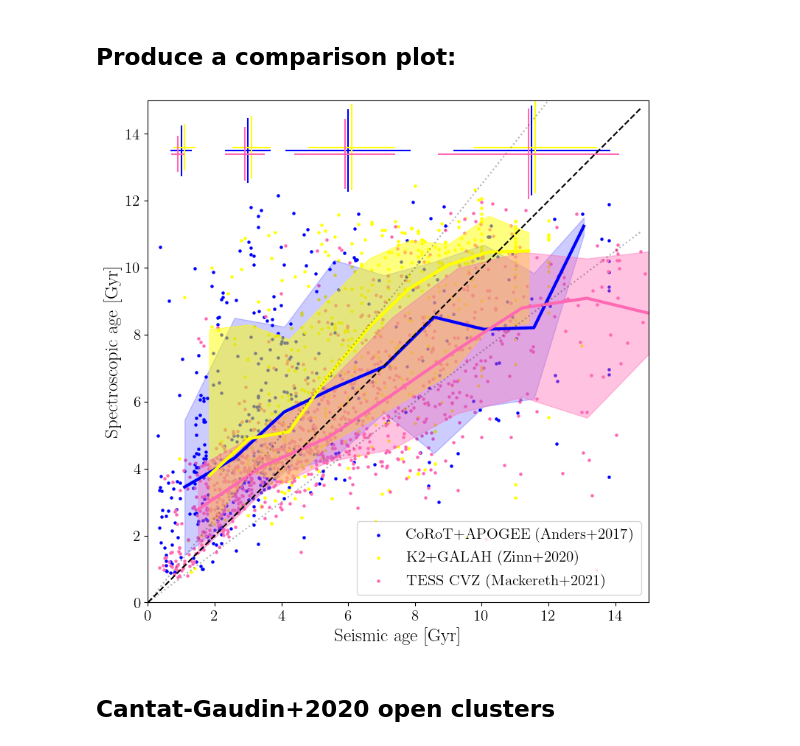
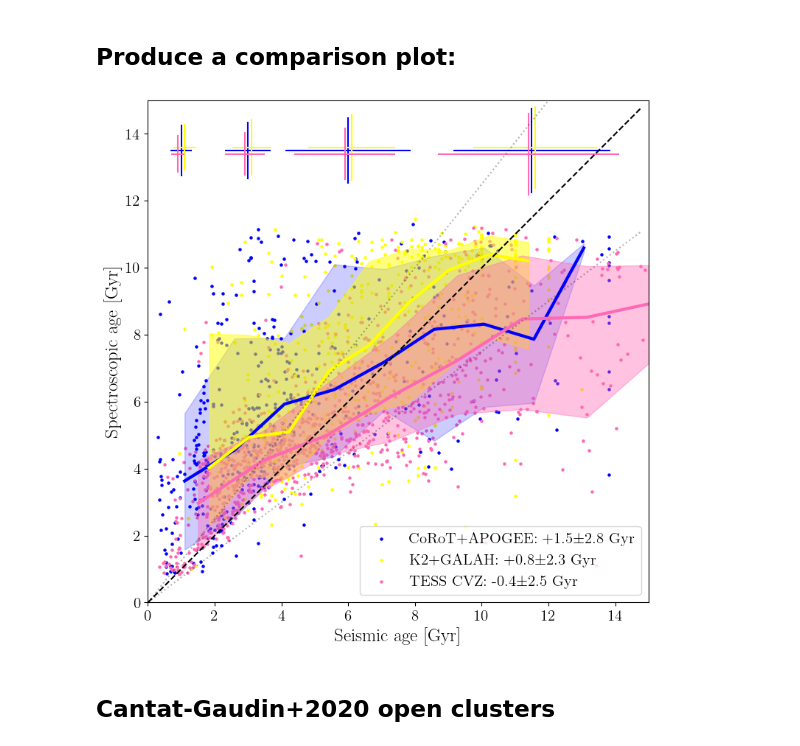
Before and after one commit to fjaellet/xgboost_chem_ages, a Jupyter notebook: py/test_age_catalogues.ipynb, the cells around one changed output. Cells and saved outputs as stored; diff of their text form; code cells hidden in the pictures.

```diff
--- a/py/test_age_catalogues.ipynb
+++ b/py/test_age_catalogues.ipynb
@@ -45,14 +45,15 @@ mpl.rc('text', usetex=True)
 ### Decide whether to produce comparison plots wrt to calibrated or uncalibrated ages:
 # %%
 calib        = False
-suffix       = "_230414"
+suffix       = "_230711"
 
 if calib:
     agecol = "spec_age"+suffix+"_calib"
 else:
     agecol = "spec_age"+suffix
 
-uncertcol  = "spec_age"+suffix+"_uncert"
+uncertcolu = "spec_age"+suffix+"_sigu"
+uncertcoll = "spec_age"+suffix+"_sigl"
 # %% [markdown]
 ## Read asteroseismic age data tables
 # %% [markdown]
@@ -84,6 +85,6 @@ We also have the K2 + GALAH data from [Zinn+2020](https://ui.adsabs.harvard.edu/
 # %%
-zinn2020 = Table.read("../data/k2_galah_zinn2020.fits")
-zinn2020
+zinn2022 = Table.read("../data/k2_galah_zinn2022.fits")
+zinn2022
 # %% [output]
 Table length=1347
 | EPIC | GALAH | age | e_age | FeH | Teff | MgFe | e_FeH | e_Teff | e_MgFe | sobject_id_1 | ... |
@@ -258,9 +305,9 @@ plt.savefig("../im/seismic_age_uncerts.png")
 our_coords  = SkyCoord(our_cat['RA'], our_cat['DEC'],
                        unit=(u.deg, u.deg), frame="icrs")
 # %%
-# Zinn+2020 - filter before matching
-zinn2020    = zinn2020[zinn2020['glon']>0.]
-zinn_coords = SkyCoord(zinn2020['glon'], zinn2020['glat'],
+# Zinn+2022 - filter before matching
+zinn2022    = zinn2022[zinn2022['glon']>0.]
+zinn_coords = SkyCoord(zinn2022['glon'], zinn2022['glat'],
                        unit=(u.deg, u.deg), frame="galactic")
 # idx_z = the indices into our_coords that get the closest matches in zinn_coords
 idx_z, sep_z, _ = zinn_coords.match_to_catalog_sky(our_coords)
@@ -284,27 +331,34 @@ f, (a0) = plt.subplots(1, 1, figsize=(8,8))
 
 plot_scatter = True
 
+diff_a17 = our_cat[agecol][idx_a][sep_a.arcsec<1]-anders2017['AgeM'][sep_a.arcsec<1]
+diff_z22 = our_cat[agecol][idx_z][sep_z.arcsec<1]-zinn2022['age'][sep_z.arcsec<1]
+diff_m21 = our_cat[agecol][idx_m][sep_m.arcsec<1]-mackereth2021['age_PARAM_BHM'][sep_m.arcsec<1]
+
+text_a17 = str(np.round(np.mean(diff_a17),1)) + r"$\pm$" + str(np.round(np.std(diff_a17),1)) + r" Gyr"
+text_z22 = str(np.round(np.mean(diff_z22),1)) + r"$\pm$" + str(np.round(np.std(diff_z22),1)) + r" Gyr"
+text_m21 = str(np.round(np.mean(diff_m21),1)) + r"$\pm$" + str(np.round(np.std(diff_m21),1)) + r" Gyr"
 
 # Scatter plots
 if plot_scatter:
     # Anders+2017 - Only plot the matches with sep < 1 arcsec!
     plt.scatter(anders2017['AgeM'][sep_a.arcsec<1],
                 our_cat[agecol][idx_a][sep_a.arcsec<1],
-                c="b", label="CoRoT+APOGEE (Anders+2017)", s=5)
-    # Zinn+2020 - Only plot the matches with sep < 1 arcsec!
-    plt.scatter(zinn2020['age'][sep_z.arcsec<1],
+                c="b", label="CoRoT+APOGEE: +"+text_a17, s=5)
+    # Zinn+2022 - Only plot the matches with sep < 1 arcsec!
+    plt.scatter(zinn2022['age'][sep_z.arcsec<1],
                 our_cat[agecol][idx_z][sep_z.arcsec<1],
-                c="yellow", label="K2+GALAH (Zinn+2020)", s=5)
+                c="yellow", label="K2+GALAH: +"+text_z22, s=5)
     # Mackereth+2021 - Only plot the matches with sep < 1 arcsec!
     plt.scatter(mackereth2021['age_PARAM_BHM'][sep_m.arcsec<1],
                 our_cat[agecol][idx_m][sep_m.arcsec<1],
-                c="hotpink", label="TESS CVZ (Mackereth+2021)", s=5)
+                c="hotpink", label="TESS CVZ: "+text_m21, s=5)
 
 # Overplot the trends
 overplot_trend(anders2017['AgeM'][sep_a.arcsec<1],
                our_cat[agecol][idx_a][sep_a.arcsec<1],
                alpha=0.2, color="b", bins=10)
-overplot_trend(zinn2020['age'][sep_z.arcsec<1],
+overplot_trend(zinn2022['age'][sep_z.arcsec<1],
                our_cat[agecol][idx_z][sep_z.arcsec<1],
                bins=10, alpha=0.5, color='yellow')
 overplot_trend(mackereth2021['age_PARAM_BHM'][sep_m.arcsec<1],
@@ -317,39 +371,39 @@ age_ranges = [[0,2], [2,4], [4,8], [8,15]]
 for ii in [0,1,2,3]:
     sel_a = (sep_a.arcsec<1) & (anders2017['AgeM'] > age_ranges[ii][0]) & (anders2017['AgeM'] < age_ranges[ii][1])
     xerr=np.median(0.5*(anders2017['AgeM68U'][sel_a]-anders2017['AgeM68L'][sel_a]))
-    yerr=np.median(our_cat["spec_age_feb2023_uncert"][idx_a][sel_a])
+    yerr=np.median(0.5*(our_cat[uncertcolu]+our_cat[uncertcoll])[idx_a][sel_a])
     plt.errorbar(0.5*(age_ranges[ii][0]+age_ranges[ii][1]), 13.5,
                  xerr=xerr, yerr=yerr, color="b")
-    sel_z = (sep_z.arcsec<1) & (zinn2020['age'] > age_ranges[ii][0]) & (zinn2020['age'] < age_ranges[ii][1])
-    xerr=np.median(zinn2020['e_age'][sel_z])
-    yerr=np.median(our_cat["spec_age_feb2023_uncert"][idx_z][sel_z])
+    sel_z = (sep_z.arcsec<1) & (zinn2022['age'] > age_ranges[ii][0]) & (zinn2022['age'] < age_ranges[ii][1])
+    xerr=np.median(zinn2022['e_age'][sel_z])
+    yerr=np.median(0.5*(our_cat[uncertcolu]+our_cat[uncertcoll])[idx_z][sel_z])
     plt.errorbar(0.5*(age_ranges[ii][0]+age_ranges[ii][1])+.1, 13.5+.1,
                  xerr=xerr, yerr=yerr, color="yellow")
     sel_m = (sep_m.arcsec<1) & (mackereth2021['age_PARAM_BHM'] > age_ranges[ii][0]) & (mackereth2021['age_PARAM_BHM'] < age_ranges[ii][1])
     xerr=np.median(0.5*(mackereth2021['age_68U_PARAM_BHM'][sel_m]-mackereth2021['age_68L_PARAM_BHM'][sel_m]))
-    yerr=np.median(our_cat["spec_age_feb2023_uncert"][idx_m][sel_m])
+    yerr=np.median(0.5*(our_cat[uncertcolu]+our_cat[uncertcoll])[idx_m][sel_m])
     plt.errorbar(0.5*(age_ranges[ii][0]+age_ranges[ii][1])-.1, 13.5-.1,
                  xerr=xerr, yerr=yerr, color="hotpink")
 
 
 plt.plot(np.arange(0,15,0.2),np.arange(0,15,0.2),'k--')
 plt.plot(np.arange(0,15,0.2),0.75*np.arange(0,15,0.2),c='k', ls="dotted", alpha=0.3)
 plt.plot(np.arange(0,15,0.2),1.25*np.arange(0,15,0.2),c='k', ls="dotted", alpha=0.3)
 
 plt.axis([0,15,0,15])
 plt.xlabel('Seismic age [Gyr]', fontsize=18)
 if calib:
     plt.ylabel(r"Calibrated age [Gyr]", fontsize=18)
 else:
     plt.ylabel(r"Spectroscopic age [Gyr]", fontsize=18)
 plt.tight_layout()
 
 if calib:
     plt.savefig("../im/seismic_age_calib_comp.png", dpi=300)
 else:
     plt.savefig("../im/seismic_age_comp.png", dpi=300)
 # %% [output]
-[figure, old version]
+[figure, new version]
 # %% [markdown]
 ## Cantat-Gaudin+2020 open clusters
 # %%
```
Also changed, not shown: parts of 12 cells of this notebook, 41 other files.
